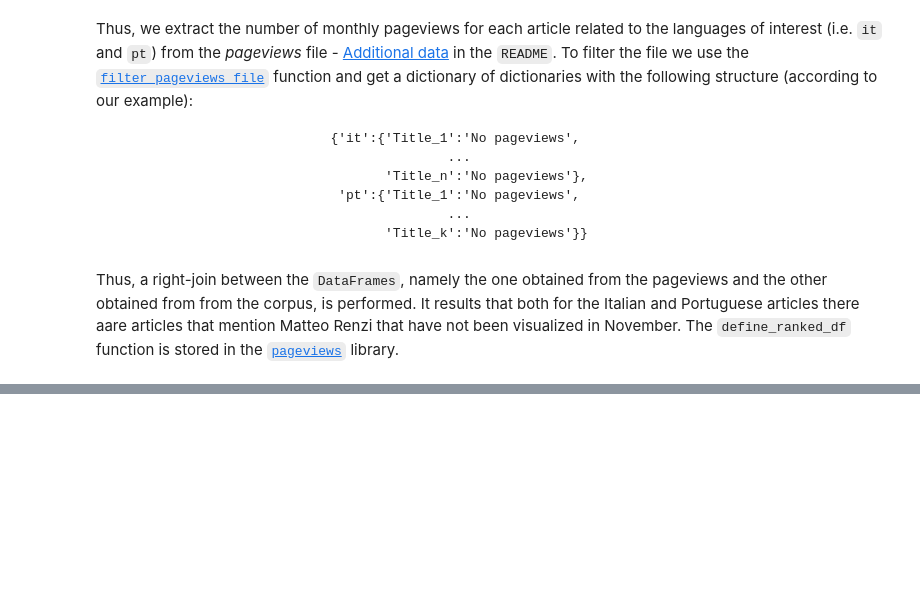
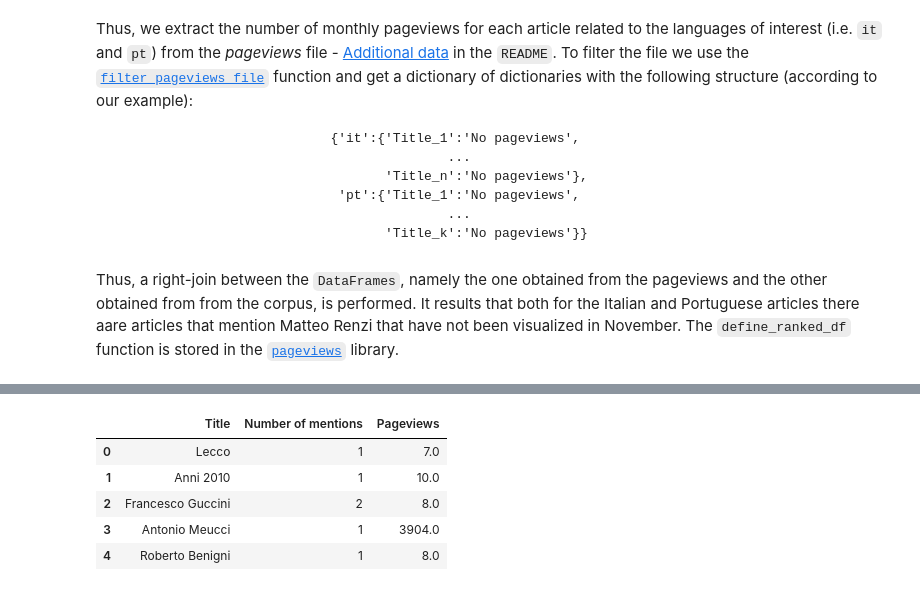
Before and after one commit to CriMenghini/Wikipedia, a Jupyter notebook: Mention/Mention_draft.ipynb, the cells around one changed output, grey strips where cells are left out. Saved outputs shown, nothing was run; the diff lists cells and outputs as text; code cells hidden in the pictures; blank space fills up the shorter version.

```diff
--- a/Mention/Mention_draft.ipynb
+++ b/Mention/Mention_draft.ipynb
@@ -112,0 +147,11 @@ Over the whole number of articles in the corpus  4  have not been visited during
+# %%
+a_bis = pd.merge(a, ranked_df_ita, on=['Title'])
+# %%
+a_bis.head()
+# %% [output]
+|  | Title | Number of mentions | Pageviews |
+| 0 | Lecco | 1 | 7.0 |
+| 1 | Anni 2010 | 1 | 10.0 |
+| 2 | Francesco Guccini | 2 | 8.0 |
+| 3 | Antonio Meucci | 1 | 3904.0 |
+| 4 | Roberto Benigni | 1 | 8.0 |
```
Also changed, not shown: parts of 30 cells of this notebook, 1 other file.
